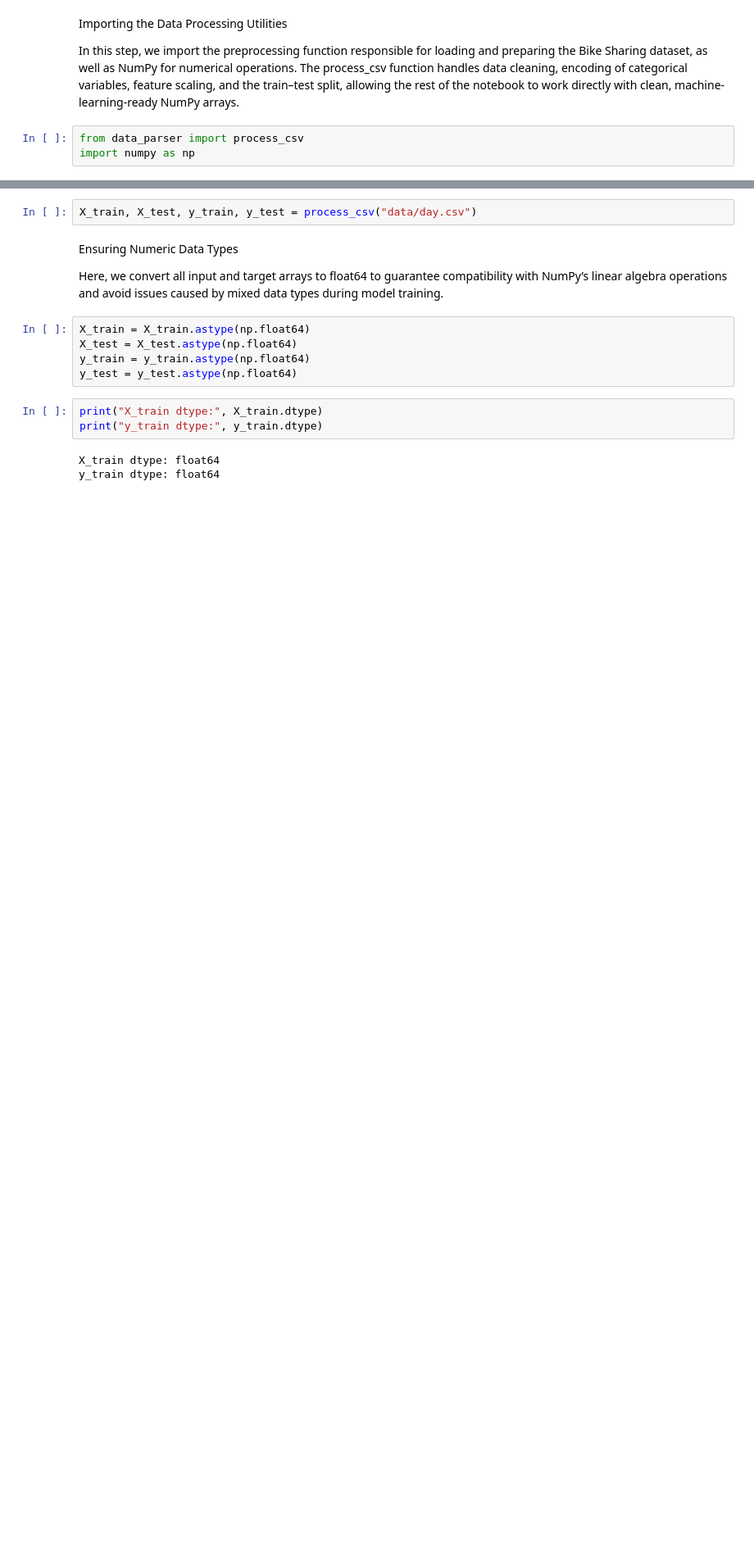
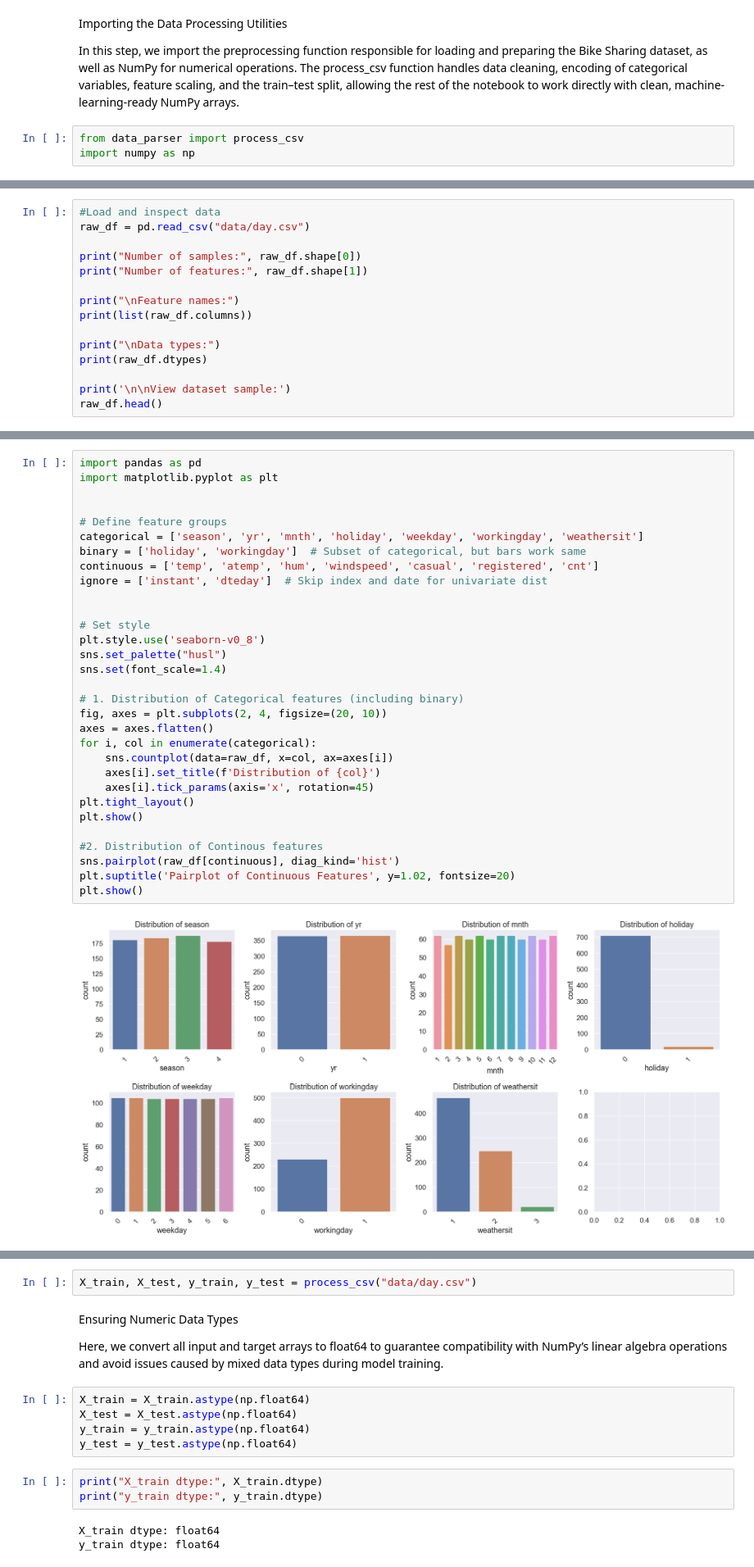
Before and after one commit to Victor-Akinode/comp551-Ass1, a Jupyter notebook: COMP551-1.ipynb, the cells around one changed output, grey strips where cells are left out. Shown at 82% size. Drawn from its saved outputs; the diff is of its cells as text; blank space fills up the shorter version.

Commit message:
Task 1.3
All EDA plots in

```diff
--- a/COMP551-1.ipynb
+++ b/COMP551-1.ipynb
@@ -25,0 +26,15 @@ import numpy as np
+# %%
+#Load and inspect data
+raw_df = pd.read_csv("data/day.csv")
+
+print("Number of samples:", raw_df.shape[0])
+print("Number of features:", raw_df.shape[1])
+
+print("\nFeature names:")
+print(list(raw_df.columns))
+
+print("\nData types:")
+print(raw_df.dtypes)
+
+print('\n\nView dataset sample:')
+raw_df.head()
@@ -25,0 +65,33 @@ import numpy as np
+# %%
+import pandas as pd
+import matplotlib.pyplot as plt
+
+
+# Define feature groups
+categorical = ['season', 'yr', 'mnth', 'holiday', 'weekday', 'workingday', 'weathersit']
+binary = ['holiday', 'workingday']  # Subset of categorical, but bars work same
+continuous = ['temp', 'atemp', 'hum', 'windspeed', 'casual', 'registered', 'cnt']
+ignore = ['instant', 'dteday']  # Skip index and date for univariate dist
+
+
+# Set style
+plt.style.use('seaborn-v0_8')
+sns.set_palette("husl")
+sns.set(font_scale=1.4)
+
+# 1. Distribution of Categorical features (including binary)
+fig, axes = plt.subplots(2, 4, figsize=(20, 10))
+axes = axes.flatten()
+for i, col in enumerate(categorical):
+    sns.countplot(data=raw_df, x=col, ax=axes[i])
+    axes[i].set_title(f'Distribution of {col}')
+    axes[i].tick_params(axis='x', rotation=45)
+plt.tight_layout()
+plt.show()
+
+#2. Distribution of Continous features
+sns.pairplot(raw_df[continuous], diag_kind='hist')
+plt.suptitle('Pairplot of Continuous Features', y=1.02, fontsize=20)
+plt.show()
+# %% [output]
+[figure, added]
```
Also changed, not shown: parts of 16 cells of this notebook, 1 other file.
